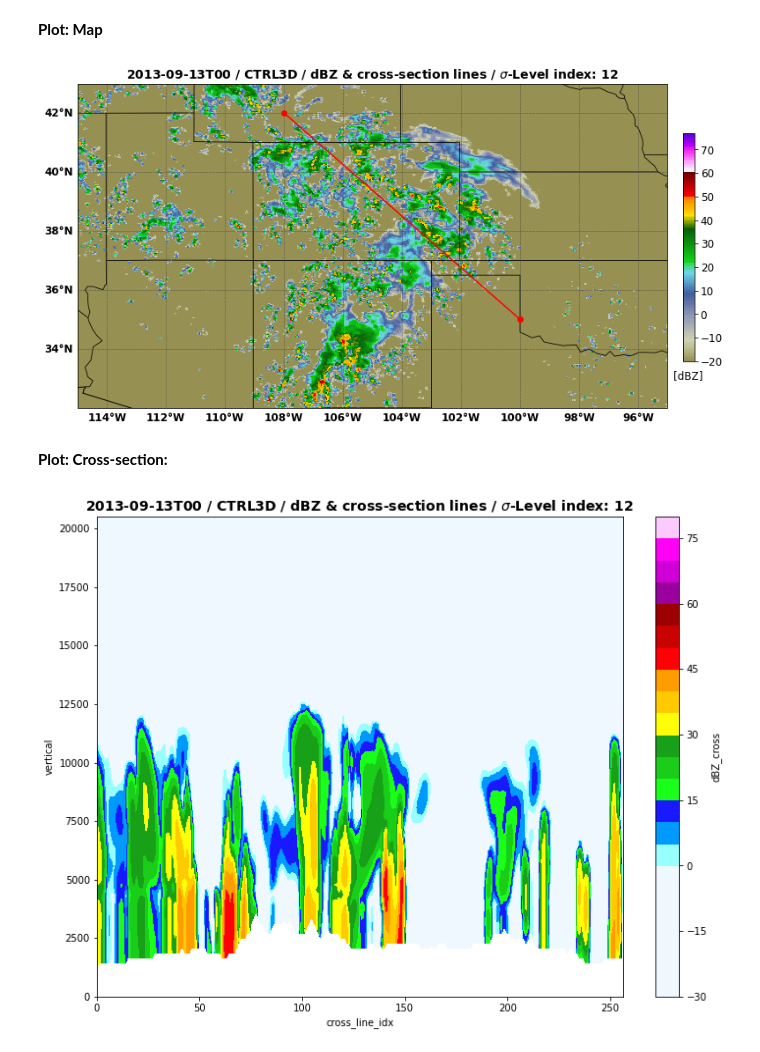
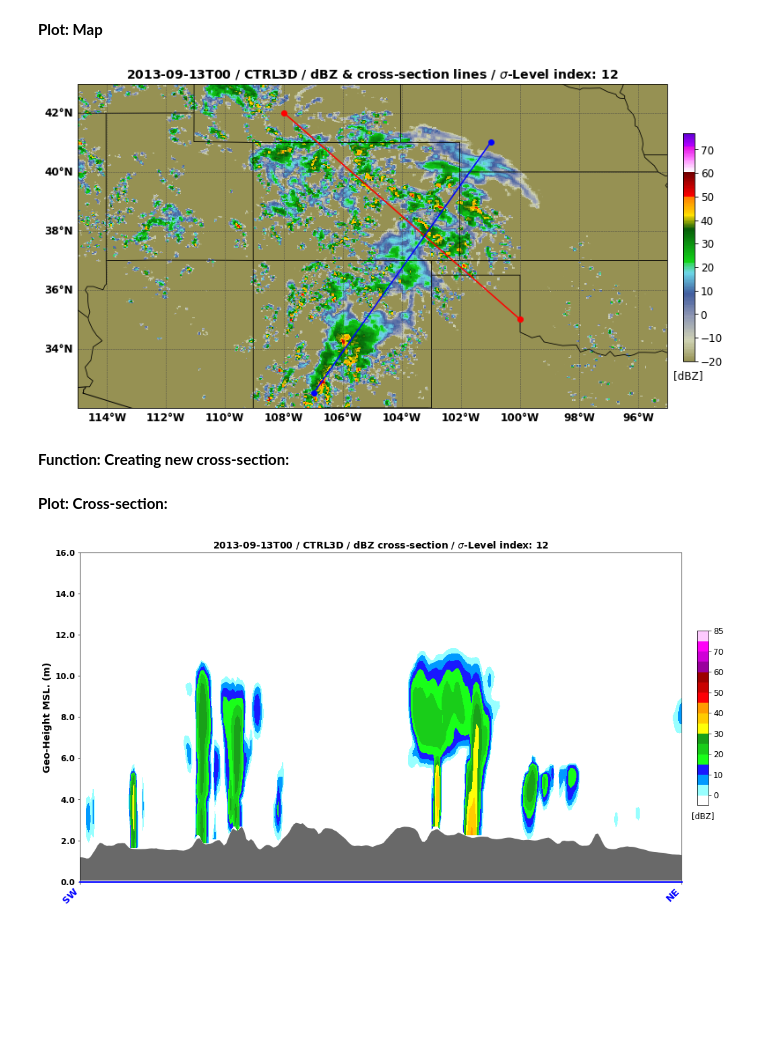
Before and after one commit to Lusicl/WRF_dBZ_Cloud_Classification, a Jupyter notebook: WRF_dBZ_Class_CONUS1/wrf_dbz_CrossSec_Plot_test.ipynb, the cells around one changed output. Saved outputs shown, nothing was run; the diff lists cells and outputs as text; code cells hidden in the pictures; blank space fills up the shorter version.

Commit message:
update xsec ipynb and plots

```diff
--- a/WRF_dBZ_Class_CONUS1/wrf_dbz_CrossSec_Plot_test.ipynb
+++ b/WRF_dBZ_Class_CONUS1/wrf_dbz_CrossSec_Plot_test.ipynb
@@ -123,6 +131,9 @@ def xy_point_loc_from_grid_latlon(grid_lon, grid_lat, lon, lat):
 # %% [markdown]
 **Define the cross-section start and end points to nearest X, Y locations:**
 # %%
+xsec_LON = xsec2_LON
+xsec_LAT = xsec2_LAT
+
 loc_start = xy_point_loc_from_grid_latlon(dbz_lev.XLONG.data, dbz_lev.XLAT.data, xsec_LON[0], xsec_LAT[0])
 loc_end = xy_point_loc_from_grid_latlon(dbz_lev.XLONG.data, dbz_lev.XLAT.data, xsec_LON[1], xsec_LAT[1])
 cross_start = CoordPair(x=loc_start[0], y=loc_start[1])
@@ -257,8 +262,19 @@ plotting_lat = dbz_lev.XLAT
 cf1 = ax1.pcolormesh(plotting_lon, plotting_lat, plotting_var, cmap=ref_cmap, norm=ref_norm, shading='auto')
 
 ## Plot cross-section lines:
-plt.plot( xsec_LON, xsec_LAT
-        , color='red'
+xsec_line1_color = 'red'
+xsec_line2_color = 'blue'
+
+plt.plot( xsec1_LON, xsec1_LAT
+        , color=xsec_line1_color
+        , marker='o'
+        , markersize=6
+        # , linewidth=1.0
+        # , linestyle='--'
+        )
+
+plt.plot( xsec2_LON, xsec2_LAT
+        , color=xsec_line2_color
         , marker='o'
         , markersize=6
         # , linewidth=1.0
@@ -287,4 +303,6 @@ plt.savefig('./' + np.datetime_as_string(dbz_lev.Time.data, unit='h') + '_dbz_xl
             bbox_inches='tight',
             dpi=300)
 # %% [output]
-[figure, old version]
+[figure, new version]
+# %% [markdown]
+**Function: Creating new cross-section:**
@@ -291,43 +337,55 @@ plt.savefig('./' + np.datetime_as_string(dbz_lev.Time.data, unit='h') + '_dbz_xl
 # %% [markdown]
 **Plot: Cross-section:**
 # %%
-fig_xsec = plt.figure(figsize=(12,9))
-ax_xsec = plt.axes()
+fig_xsec = plt.figure(figsize=(16,9))
+ax_xsec = new_xsec(fig_xsec)
 
 plotting_var = dbz_xsec.data
+plotting_x = np.arange(dbz_xsec.xy_loc.size)
+plotting_y = dbz_xsec.vertical.data
+
+## CWB colorbar (xarray plot):
+# cf2 = dbz_xsec.plot.contourf( vmin=0, vmax=80, levels=clevs, colors=ccols)
 
 ## CWB colorbar:
-cf1 = dbz_xsec.plot.contourf( vmin=0
-                            , vmax=80
-                            , levels=clevs
-                            , colors=ccols)
+cf2 = ax_xsec.contourf( plotting_x, plotting_y, plotting_var
+                      , levels=clevs
+                      , colors=ccols
+                      # , vmin=0
+                      # , vmax=20
+                      )
+
+plt.ylabel('Geo-Height MSL. (m)', {'size': 14, 'weight': 'bold'})
 
 ## NWS colorbar:
-# cf1 = ax1.pcolormesh(plotting_lon, plotting_lat, plotting_var, cmap=ref_cmap, norm=ref_norm, shading='auto')
+# cf2 = ax1.pcolormesh(plotting_lon, plotting_lat, plotting_var, cmap=ref_cmap, norm=ref_norm, shading='auto')
 
+## Fill in the mountain terrain:
+ter_fill = ax_xsec.fill_between(plotting_x, 50, ter_line,
+                                facecolor='dimgrey')
 
-cf1_title = plt.title( np.datetime_as_string(dbz_lev.Time.data, unit='h')
+cf2_title = plt.title( np.datetime_as_string(dbz_lev.Time.data, unit='h')
                      + ' / '
-                     + wrf_sim_type + ' / '
-                     + 'dBZ & cross-section lines / '
+                     + wrf_sim_type
+                     + ' / dBZ cross-section'
                      # + 'z=' + str(interp_vertical_lev) + dbz_lev.vert_units
-                     + '$\sigma$-Level index: ' + str(sigma_lev)
+                     + ' / $\sigma$-Level index: ' + str(sigma_lev)
                      ,fontsize=14
                      ,fontweight='bold'
                      )
 
-cbar_ax = fig.add_axes([0.92, 0.3, 0.015, 0.4])
-cbar = fig.colorbar(cf1, cax=cbar_ax, fraction=0.04)
+cbar_ax = fig_xsec.add_axes([0.92, 0.3, 0.015, 0.4])
+cbar = fig_xsec.colorbar(cf2, cax=cbar_ax, fraction=0.04)
 cbar.ax.tick_params(labelsize=12)
 cbar.ax.set_title('[dBZ]', fontsize=12, y=-0.1)
 
 
 ## Save figure:
 
 plt.savefig('./' + np.datetime_as_string(dbz_lev.Time.data, unit='h') + '_dbz_xsec.png',
             bbox_inches='tight',
             dpi=300)
 # %% [output]
-[figure, old version]
+[figure, new version]
 # %%
 %reset
```
Also changed, not shown: parts of 8 cells of this notebook, 2 other files.
